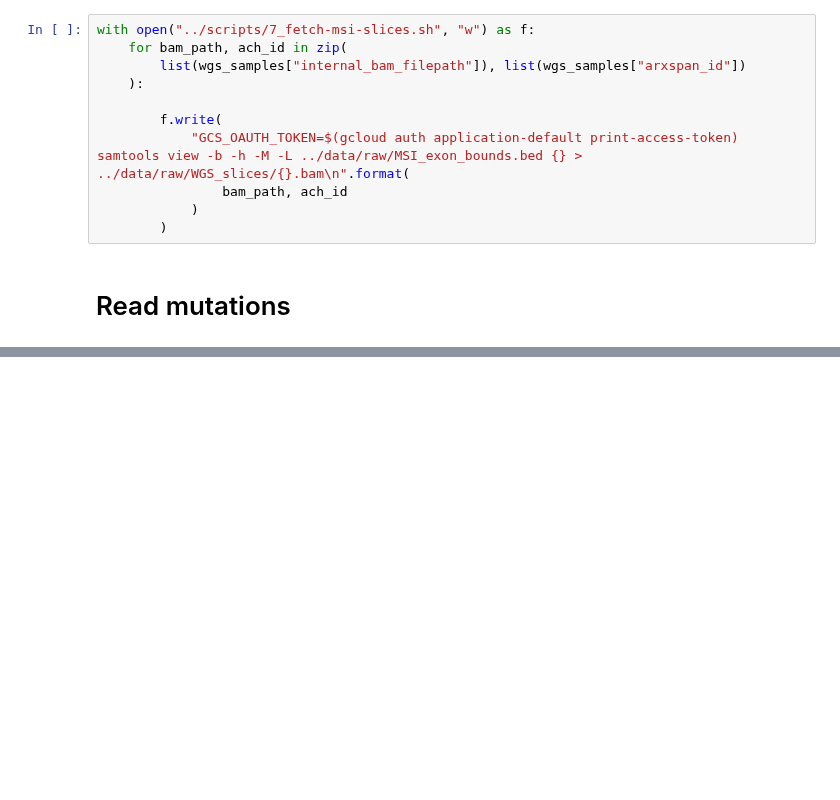
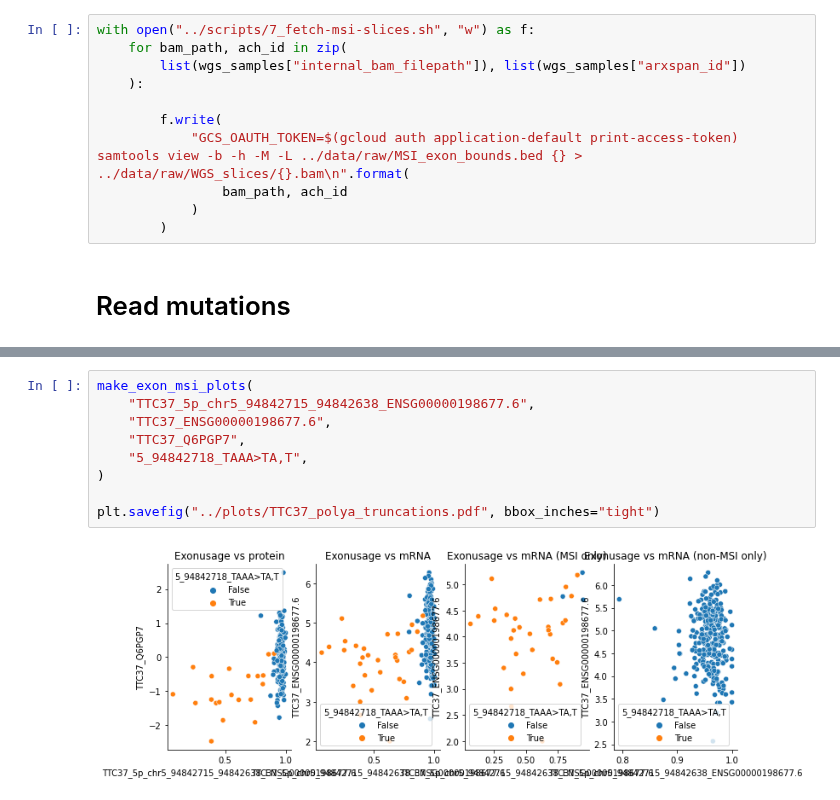
Before and after one commit to kevinhu/mdm4-splicing, a Jupyter notebook: notebooks/tabS5_msi-diffs.ipynb, the cells around one changed output, grey strips where cells are left out. Drawn from its saved outputs; the diff is of its cells as text; blank space fills up the shorter version.

```diff
--- a/notebooks/tabS5_msi-diffs.ipynb
+++ b/notebooks/tabS5_msi-diffs.ipynb
@@ -123,0 +320,11 @@ msi_exon_calls["truncated"] = msi_exon_calls[msi_exon_calls["alt"]]
+# %%
+make_exon_msi_plots(
+    "TTC37_5p_chr5_94842715_94842638_ENSG00000198677.6",
+    "TTC37_ENSG00000198677.6",
+    "TTC37_Q6PGP7",
+    "5_94842718_TAAA>TA,T",
+)
+
+plt.savefig("../plots/TTC37_polya_truncations.pdf", bbox_inches="tight")
+# %% [output]
+[figure, added]
```
Also changed, not shown: parts of 24 cells of this notebook, 18 other files.
